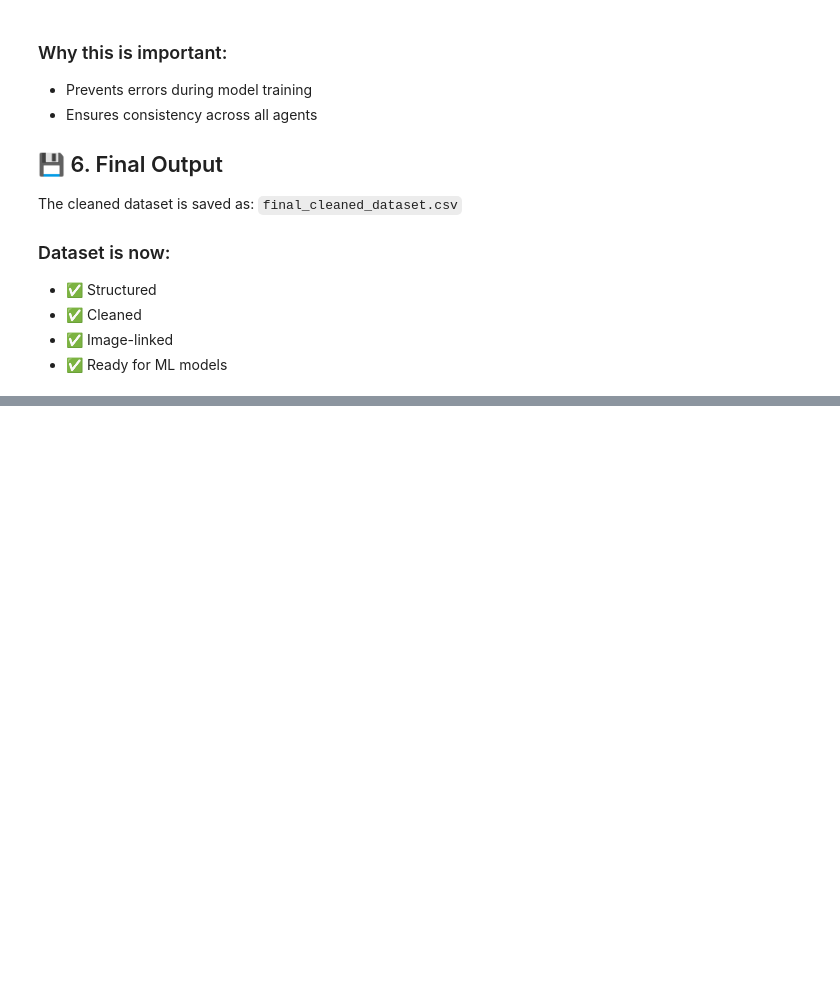
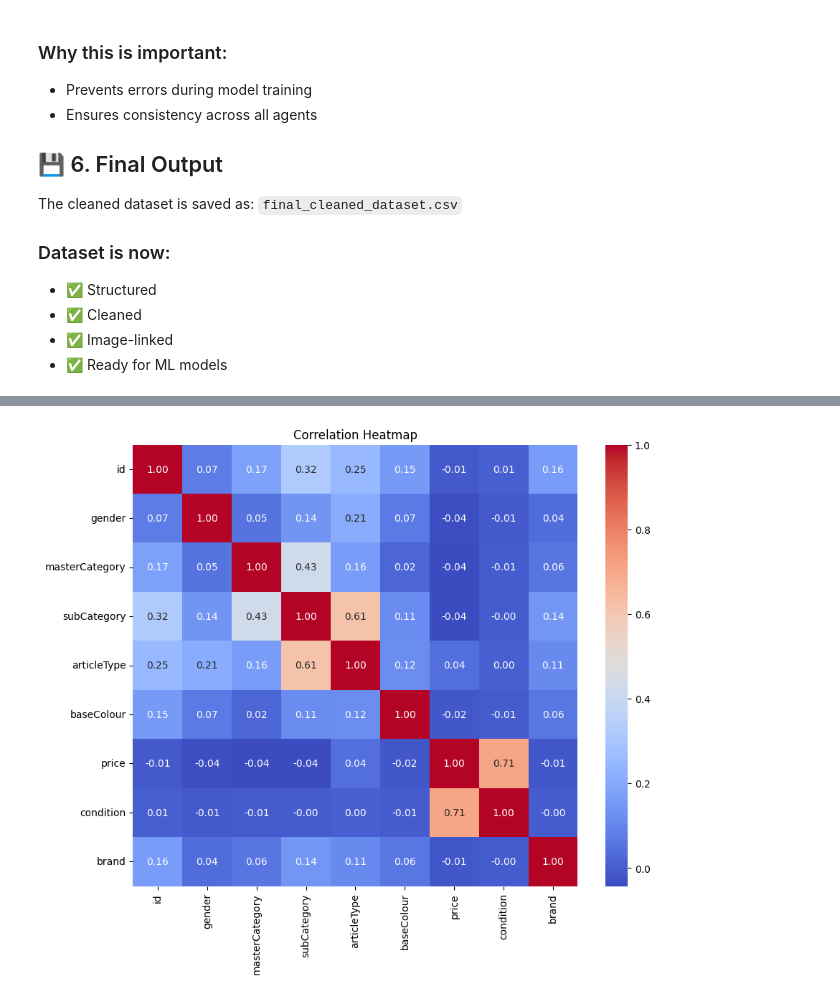
Before and after one commit to shengFung/WIF3009, a Jupyter notebook: WIF3009.ipynb, the cells around one changed output, grey strips where cells are left out. Drawn from its saved outputs; the diff is of its cells as text; code cells hidden in the pictures; blank space fills up the shorter version.

```diff
--- a/WIF3009.ipynb
+++ b/WIF3009.ipynb
@@ -251,0 +263,4 @@ Verifying image files on disk...
+# %%
+df = pd.read_csv("final_clothing_dataset.csv")
+
+df.head()
@@ -251,0 +321,23 @@ Verifying image files on disk...
+# %%
+# If brand column does not exist, create one from productDisplayName
+if "brand" not in df.columns:
+    df["brand"] = df["productDisplayName"].astype(str).str.split().str[0].str.title()
+
+df[["productDisplayName", "brand"]].head()
+
+brand_price = (
+    df.groupby("brand")["price"]
+    .mean()
+    .sort_values(ascending=False)
+    .head(15)
+)
+
+plt.figure(figsize=(12, 6))
+sns.barplot(x=brand_price.values, y=brand_price.index)
+
+plt.title("Top 15 Brands by Average Price")
+plt.xlabel("Average Price")
+plt.ylabel("Brand")
+
+plt.savefig("eda_plots/brand_vs_price.png", dpi=300, bbox_inches="tight")
+plt.show()
@@ -251,0 +378,20 @@ Verifying image files on disk...
+# %%
+df_encoded = df.copy()
+
+categorical_cols = ["gender", "masterCategory", "subCategory", "articleType", "baseColour", "condition", "brand"]
+
+for col in categorical_cols:
+    if col in df_encoded.columns:
+        df_encoded[col] = pd.factorize(df_encoded[col])[0]
+
+numeric_df = df_encoded.select_dtypes(include=["int64", "float64"])
+
+plt.figure(figsize=(10, 8))
+sns.heatmap(numeric_df.corr(), annot=True, cmap="coolwarm", fmt=".2f")
+
+plt.title("Correlation Heatmap")
+
+plt.savefig("eda_plots/correlation_heatmap.png", dpi=300, bbox_inches="tight")
+plt.show()
+# %% [output]
+[figure, added]
```
Also changed, not shown: parts of 16 cells of this notebook.
